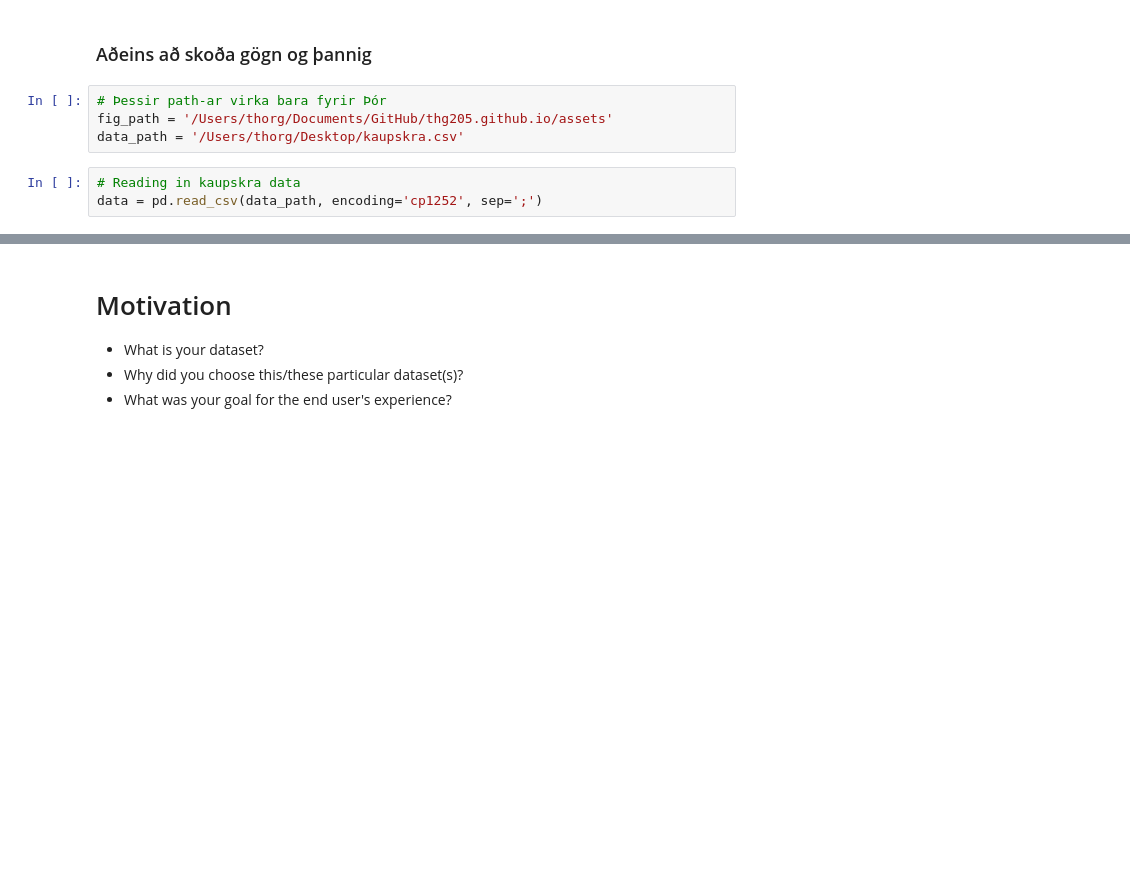
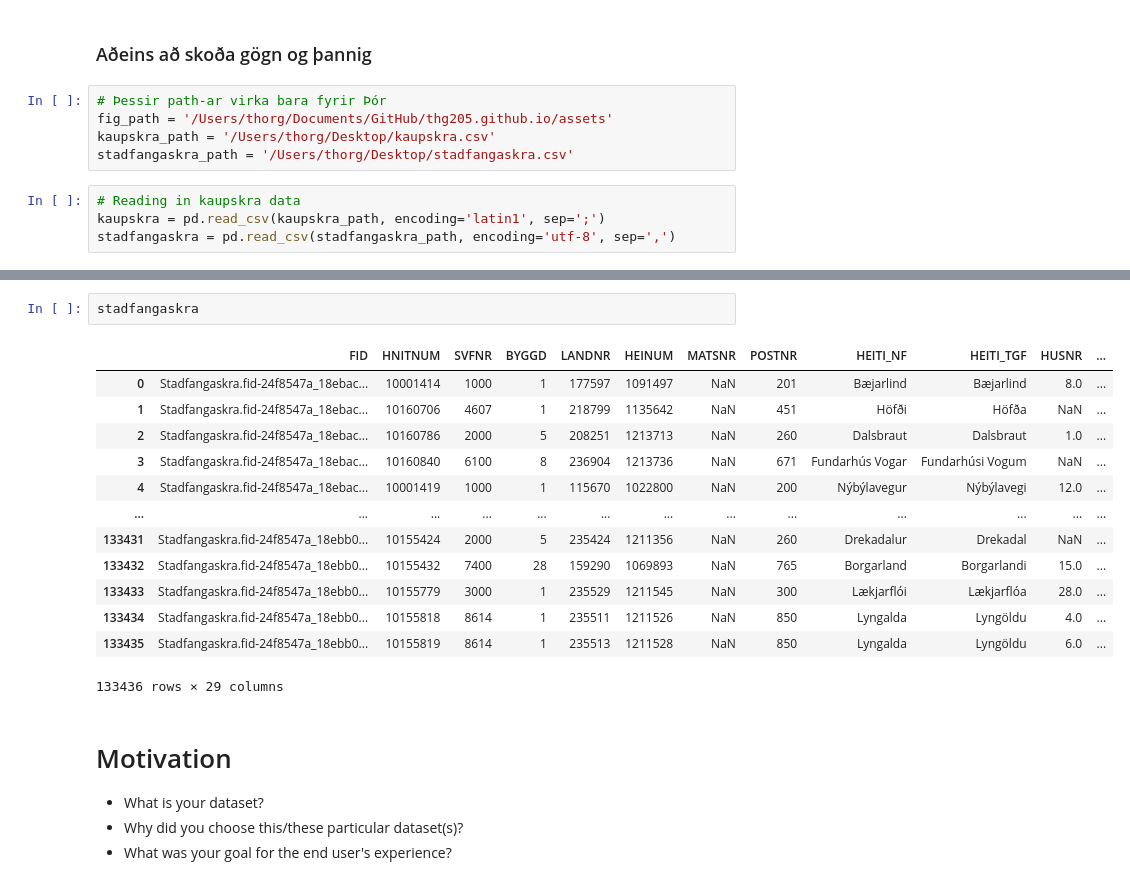
Before and after one commit to thg205/thg205.github.io, a Jupyter notebook: Final Project.ipynb, the cells around one changed output, grey strips where cells are left out. Cells and saved outputs as stored; diff of their text form; blank space fills up the shorter version.

```diff
--- a/Final Project.ipynb
+++ b/Final Project.ipynb
@@ -20,7 +20,9 @@ sns.set_theme(style="darkgrid")
 # %%
 # Þessir path-ar virka bara fyrir Þór
 fig_path = '/Users/thorg/Documents/GitHub/thg205.github.io/assets'
-data_path = '/Users/thorg/Desktop/kaupskra.csv'
+kaupskra_path = '/Users/thorg/Desktop/kaupskra.csv'
+stadfangaskra_path = '/Users/thorg/Desktop/stadfangaskra.csv'
 # %%
 # Reading in kaupskra data
-data = pd.read_csv(data_path, encoding='cp1252', sep=';')
+kaupskra = pd.read_csv(kaupskra_path, encoding='latin1', sep=';')
+stadfangaskra = pd.read_csv(stadfangaskra_path, encoding='utf-8', sep=',')
@@ -44,3 +45,19 @@ data
+# %%
+stadfangaskra
+# %% [output]
+|  | FID | HNITNUM | SVFNR | BYGGD | LANDNR | HEINUM | MATSNR | POSTNR | HEITI_NF | HEITI_TGF | HUSNR | ... |
+| 0 | Stadfangaskra.fid-24f8547a_18ebac... | 10001414 | 1000 | 1 | 177597 | 1091497 | NaN | 201 | Bæjarlind | Bæjarlind | 8.0 | ... |
+| 1 | Stadfangaskra.fid-24f8547a_18ebac... | 10160706 | 4607 | 1 | 218799 | 1135642 | NaN | 451 | Höfði | Höfða | NaN | ... |
+| 2 | Stadfangaskra.fid-24f8547a_18ebac... | 10160786 | 2000 | 5 | 208251 | 1213713 | NaN | 260 | Dalsbraut | Dalsbraut | 1.0 | ... |
+| 3 | Stadfangaskra.fid-24f8547a_18ebac... | 10160840 | 6100 | 8 | 236904 | 1213736 | NaN | 671 | Fundarhús Vogar | Fundarhúsi Vogum | NaN | ... |
+| 4 | Stadfangaskra.fid-24f8547a_18ebac... | 10001419 | 1000 | 1 | 115670 | 1022800 | NaN | 200 | Nýbýlavegur | Nýbýlavegi | 12.0 | ... |
+| ... | ... | ... | ... | ... | ... | ... | ... | ... | ... | ... | ... | ... |
+| 133431 | Stadfangaskra.fid-24f8547a_18ebb0... | 10155424 | 2000 | 5 | 235424 | 1211356 | NaN | 260 | Drekadalur | Drekadal | NaN | ... |
+| 133432 | Stadfangaskra.fid-24f8547a_18ebb0... | 10155432 | 7400 | 28 | 159290 | 1069893 | NaN | 765 | Borgarland | Borgarlandi | 15.0 | ... |
+| 133433 | Stadfangaskra.fid-24f8547a_18ebb0... | 10155779 | 3000 | 1 | 235529 | 1211545 | NaN | 300 | Lækjarflói | Lækjarflóa | 28.0 | ... |
+| 133434 | Stadfangaskra.fid-24f8547a_18ebb0... | 10155818 | 8614 | 1 | 235511 | 1211526 | NaN | 850 | Lyngalda | Lyngöldu | 4.0 | ... |
+| 133435 | Stadfangaskra.fid-24f8547a_18ebb0... | 10155819 | 8614 | 1 | 235513 | 1211528 | NaN | 850 | Lyngalda | Lyngöldu | 6.0 | ... |
+133436 rows × 29 columns
 # %% [markdown]
 # Motivation
 - What is your dataset?
```
Also changed, not shown: parts of 2 cells of this notebook.
